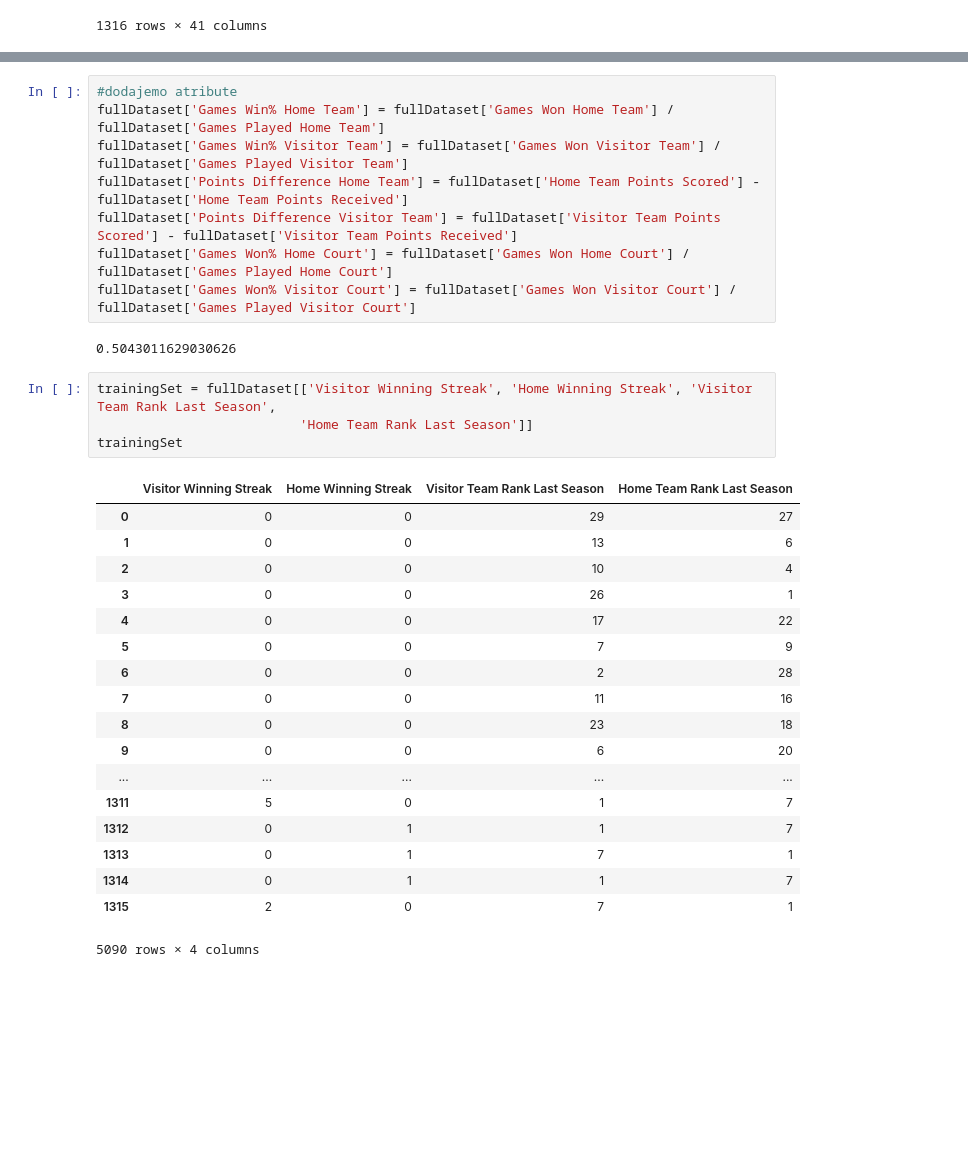
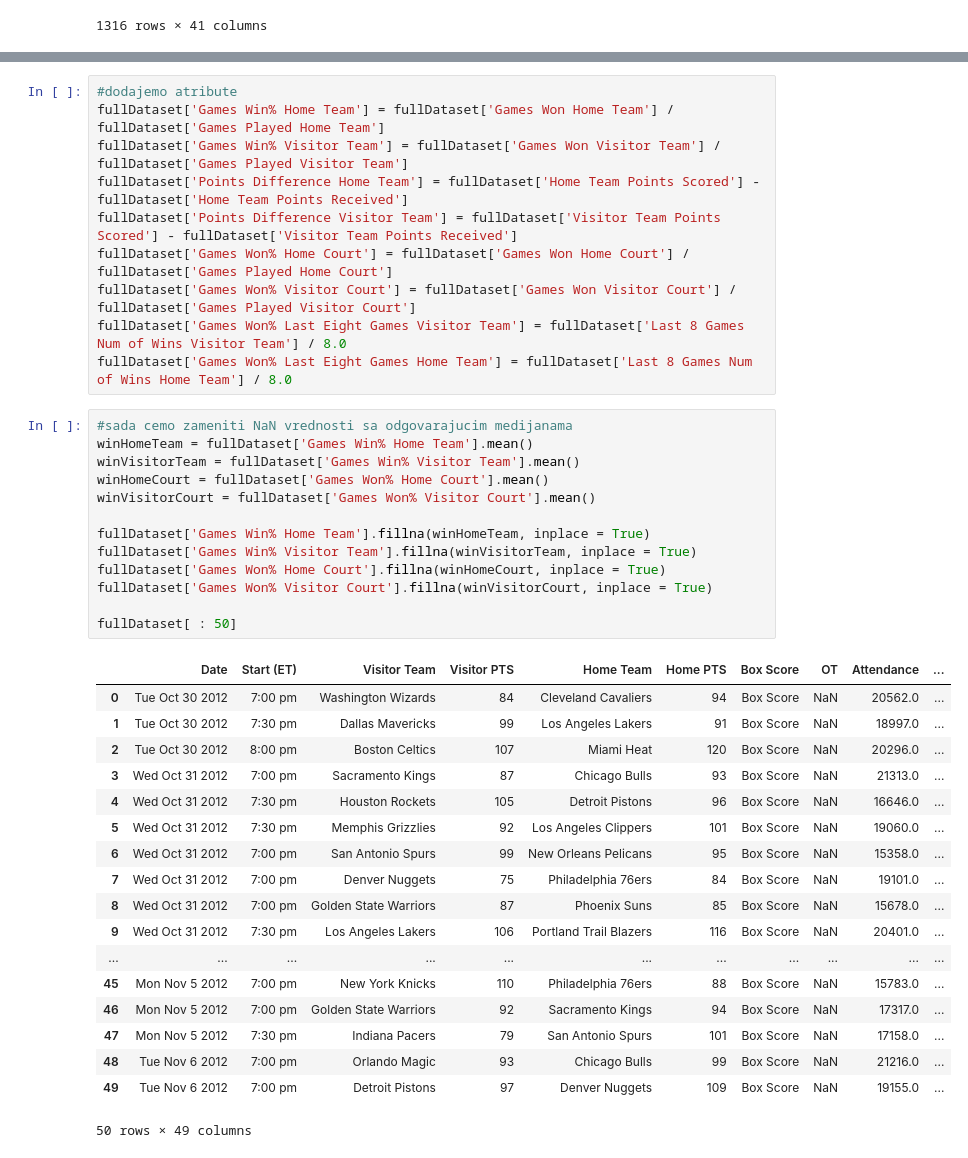
Before and after one commit to filipl41/ML_Predicting-NBA-Game-Outcomes-, a Jupyter notebook: NbaGamesPrediction.ipynb, the cells around one changed output, grey strips where cells are left out. Saved outputs shown, nothing was run; the diff lists cells and outputs as text; blank space fills up the shorter version.

```diff
--- a/NbaGamesPrediction.ipynb
+++ b/NbaGamesPrediction.ipynb
@@ -668,28 +691,37 @@ fullDataset['Points Difference Home Team'] = fullDataset['Home Team Points Score
 fullDataset['Points Difference Visitor Team'] = fullDataset['Visitor Team Points Scored'] - fullDataset['Visitor Team Points Received']
 fullDataset['Games Won% Home Court'] = fullDataset['Games Won Home Court'] / fullDataset['Games Played Home Court']
 fullDataset['Games Won% Visitor Court'] = fullDataset['Games Won Visitor Court'] / fullDataset['Games Played Visitor Court']
+fullDataset['Games Won% Last Eight Games Visitor Team'] = fullDataset['Last 8 Games Num of Wins Visitor Team'] / 8.0
+fullDataset['Games Won% Last Eight Games Home Team'] = fullDataset['Last 8 Games Num of Wins Home Team'] / 8.0
-# %% [output]
-0.5043011629030626
-# %%
-trainingSet = fullDataset[['Visitor Winning Streak', 'Home Winning Streak', 'Visitor Team Rank Last Season',
-                          'Home Team Rank Last Season']]
-trainingSet
-# %% [output]
-|  | Visitor Winning Streak | Home Winning Streak | Visitor Team Rank Last Season | Home Team Rank Last Season |
-| 0 | 0 | 0 | 29 | 27 |
-| 1 | 0 | 0 | 13 | 6 |
-| 2 | 0 | 0 | 10 | 4 |
-| 3 | 0 | 0 | 26 | 1 |
-| 4 | 0 | 0 | 17 | 22 |
-| 5 | 0 | 0 | 7 | 9 |
-| 6 | 0 | 0 | 2 | 28 |
-| 7 | 0 | 0 | 11 | 16 |
-| 8 | 0 | 0 | 23 | 18 |
-| 9 | 0 | 0 | 6 | 20 |
-| ... | ... | ... | ... | ... |
-| 1311 | 5 | 0 | 1 | 7 |
-| 1312 | 0 | 1 | 1 | 7 |
-| 1313 | 0 | 1 | 7 | 1 |
-| 1314 | 0 | 1 | 1 | 7 |
-| 1315 | 2 | 0 | 7 | 1 |
-5090 rows × 4 columns
+# %%
+#sada cemo zameniti NaN vrednosti sa odgovarajucim medijanama
+winHomeTeam = fullDataset['Games Win% Home Team'].mean()
+winVisitorTeam = fullDataset['Games Win% Visitor Team'].mean()
+winHomeCourt = fullDataset['Games Won% Home Court'].mean()
+winVisitorCourt = fullDataset['Games Won% Visitor Court'].mean()
+
+fullDataset['Games Win% Home Team'].fillna(winHomeTeam, inplace = True)
+fullDataset['Games Win% Visitor Team'].fillna(winVisitorTeam, inplace = True)
+fullDataset['Games Won% Home Court'].fillna(winHomeCourt, inplace = True)
+fullDataset['Games Won% Visitor Court'].fillna(winVisitorCourt, inplace = True)
+
+fullDataset[ : 50]
+# %% [output]
+|  | Date | Start (ET) | Visitor Team | Visitor PTS | Home Team | Home PTS | Box Score | OT | Attendance | ... |
+| 0 | Tue Oct 30 2012 | 7:00 pm | Washington Wizards | 84 | Cleveland Cavaliers | 94 | Box Score | NaN | 20562.0 | ... |
+| 1 | Tue Oct 30 2012 | 7:30 pm | Dallas Mavericks | 99 | Los Angeles Lakers | 91 | Box Score | NaN | 18997.0 | ... |
+| 2 | Tue Oct 30 2012 | 8:00 pm | Boston Celtics | 107 | Miami Heat | 120 | Box Score | NaN | 20296.0 | ... |
+| 3 | Wed Oct 31 2012 | 7:00 pm | Sacramento Kings | 87 | Chicago Bulls | 93 | Box Score | NaN | 21313.0 | ... |
+| 4 | Wed Oct 31 2012 | 7:30 pm | Houston Rockets | 105 | Detroit Pistons | 96 | Box Score | NaN | 16646.0 | ... |
+| 5 | Wed Oct 31 2012 | 7:30 pm | Memphis Grizzlies | 92 | Los Angeles Clippers | 101 | Box Score | NaN | 19060.0 | ... |
+| 6 | Wed Oct 31 2012 | 7:00 pm | San Antonio Spurs | 99 | New Orleans Pelicans | 95 | Box Score | NaN | 15358.0 | ... |
+| 7 | Wed Oct 31 2012 | 7:00 pm | Denver Nuggets | 75 | Philadelphia 76ers | 84 | Box Score | NaN | 19101.0 | ... |
+| 8 | Wed Oct 31 2012 | 7:00 pm | Golden State Warriors | 87 | Phoenix Suns | 85 | Box Score | NaN | 15678.0 | ... |
+| 9 | Wed Oct 31 2012 | 7:30 pm | Los Angeles Lakers | 106 | Portland Trail Blazers | 116 | Box Score | NaN | 20401.0 | ... |
+| ... | ... | ... | ... | ... | ... | ... | ... | ... | ... | ... |
+| 45 | Mon Nov 5 2012 | 7:00 pm | New York Knicks | 110 | Philadelphia 76ers | 88 | Box Score | NaN | 15783.0 | ... |
+| 46 | Mon Nov 5 2012 | 7:00 pm | Golden State Warriors | 92 | Sacramento Kings | 94 | Box Score | NaN | 17317.0 | ... |
+| 47 | Mon Nov 5 2012 | 7:30 pm | Indiana Pacers | 79 | San Antonio Spurs | 101 | Box Score | NaN | 17158.0 | ... |
+| 48 | Tue Nov 6 2012 | 7:00 pm | Orlando Magic | 93 | Chicago Bulls | 99 | Box Score | NaN | 21216.0 | ... |
+| 49 | Tue Nov 6 2012 | 7:00 pm | Detroit Pistons | 97 | Denver Nuggets | 109 | Box Score | NaN | 19155.0 | ... |
+50 rows × 49 columns
```
Also changed, not shown: parts of 11 cells of this notebook.
